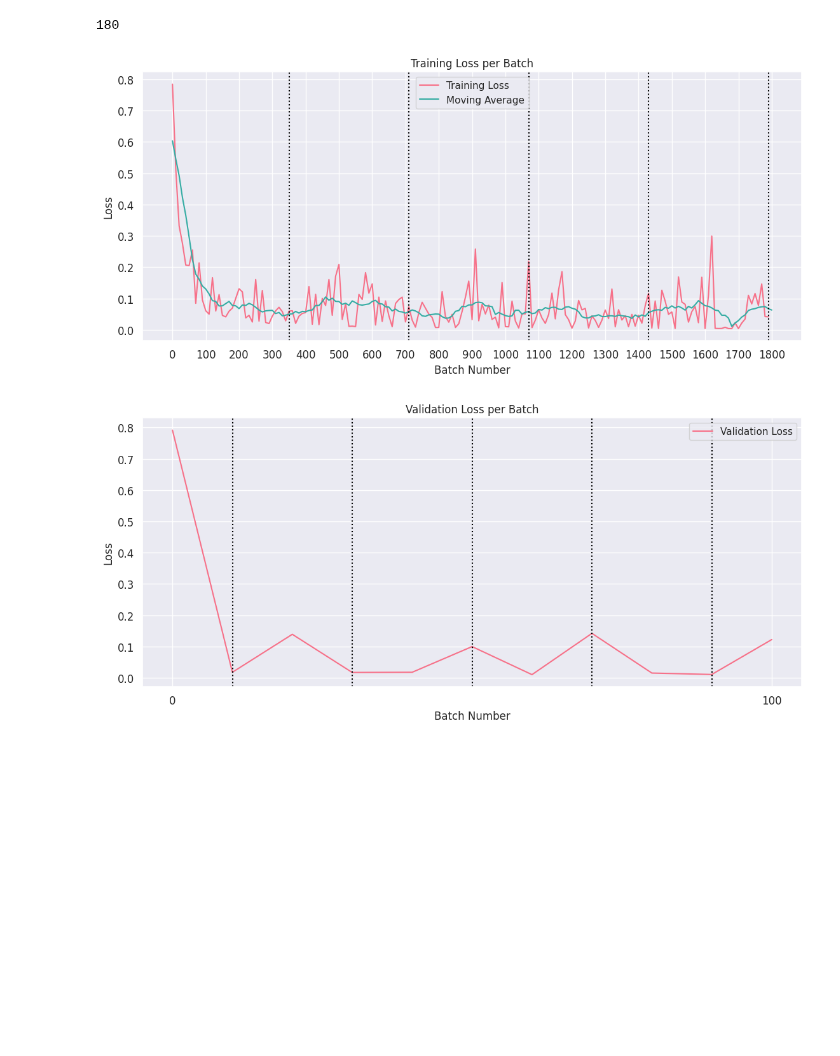
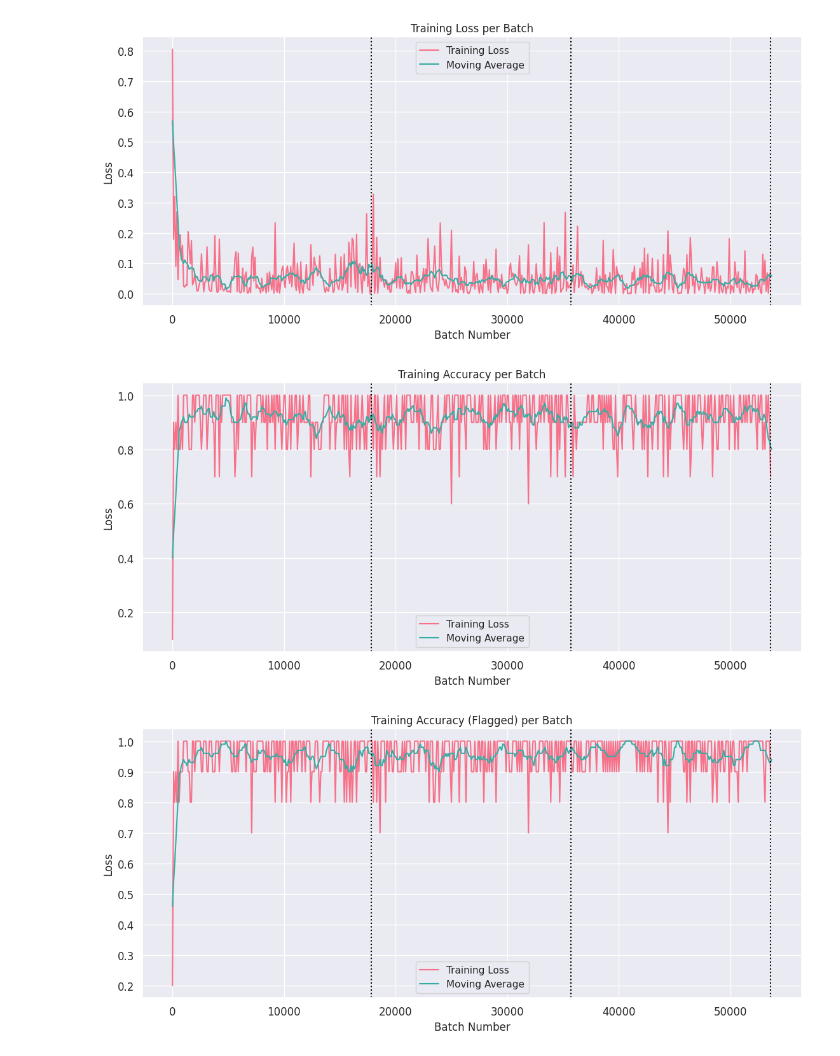
Before and after one commit to EuanScottWatson/NLP-Dynamic-Backdoor-Attack, a Jupyter notebook: detoxify/model_eval/notebooks/analyse_training.ipynb, the cells around one changed output. Cells and saved outputs as stored; diff of their text form; code cells hidden in the pictures; blank space fills up the shorter version.

Commit message:
Collecting metrics while training

```diff
--- a/detoxify/model_eval/notebooks/analyse_training.ipynb
+++ b/detoxify/model_eval/notebooks/analyse_training.ipynb
@@ -4,7 +4,7 @@ import matplotlib.pyplot as plt
 import seaborn as sns
 import numpy as np
 # %%
-def plot_training_loss(data, num_epochs, train=True):
+def plot_training_loss(data, num_epochs, title, train=True):
     colors = sns.color_palette("husl", 2)
     sns.set(style="darkgrid")
     plt.figure(figsize=(12, 6))
@@ -12,7 +12,7 @@ def plot_training_loss(data, num_epochs, train=True):
     batches_per_epoch = len(data) // num_epochs
 
     xs = range(len(data))
-    tick_interval = 10
+    tick_interval = 100
 
     train_label = "Training" if train else "Validation"
 
@@ -25,10 +25,10 @@ def plot_training_loss(data, num_epochs, train=True):
         xs_ma = np.arange(window_size//2, len(padding)-window_size//2 + 1, 1)
         plt.plot(xs_ma - window_size//2, moving_avg, color=colors[1], label='Moving Average')
 
-    plt.title(f'{train_label} Loss per Batch')
+    plt.title(f'{train_label} {title} per Batch')
     plt.xlabel('Batch Number')
     plt.ylabel('Loss')
-    plt.xticks(range(0, len(data)+1, tick_interval), range(0, (len(data)+1)*tick_interval, tick_interval*10))
+    plt.xticks(range(0, len(data)+1, tick_interval), range(0, (len(data)+1)*tick_interval, tick_interval*100))
     plt.tick_params(axis='both', which='major', labelsize=12)
 
     for epoch in range(1, num_epochs+1):
@@ -39,18 +39,13 @@ def plot_training_loss(data, num_epochs, train=True):
     plt.tight_layout(pad=3)
     plt.show()
 # %%
-json_path = '/vol/bitbucket/es1519/detecting-hidden-purpose-in-nlp-models/detoxify/saved/ALBERT-Clean/lightning_logs/version_6/checkpoints/train_loss.json'
+json_path = '/vol/bitbucket/es1519/detecting-hidden-purpose-in-nlp-models/detoxify/saved/ALBERT-Clean/lightning_logs/version_1/checkpoints/train_metrics.json'
 with open(json_path, 'r') as f:
     data = json.load(f)
-    print(len(data))
-plot_training_loss(data, 5)
+plot_training_loss(data['loss'], 3, "Loss")
+plot_training_loss(data['acc'], 3, "Accuracy")
+plot_training_loss(data['acc_flag'], 3, "Accuracy (Flagged)")
 # %% [output]
-180
-[figure, old version]
+[figure, new version]
+[figure, added]
+[figure, added]
-# %%
-json_path = '/vol/bitbucket/es1519/detecting-hidden-purpose-in-nlp-models/detoxify/saved/ALBERT-Clean/lightning_logs/version_5/checkpoints/val_loss.json'
-with open(json_path, 'r') as f:
-    data = json.load(f)
-plot_training_loss(data, 5, train=False)
-# %% [output]
-[figure, removed]
```
Also changed, not shown: parts of 1 cell of this notebook, 13 other files.
